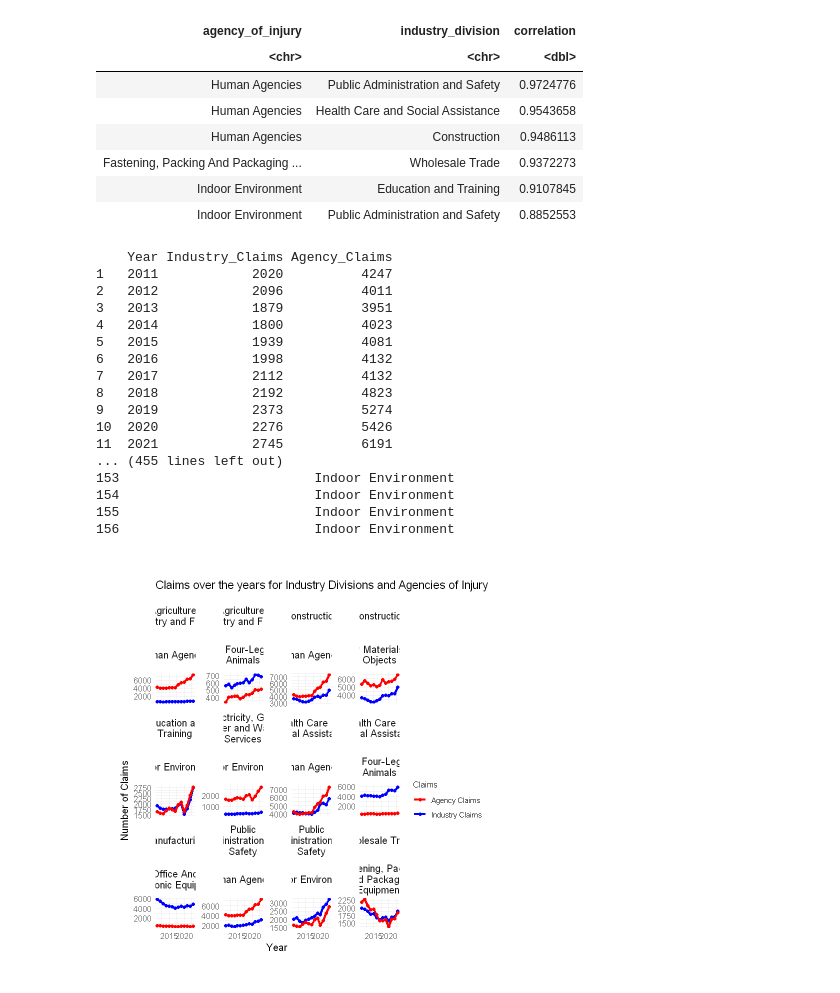
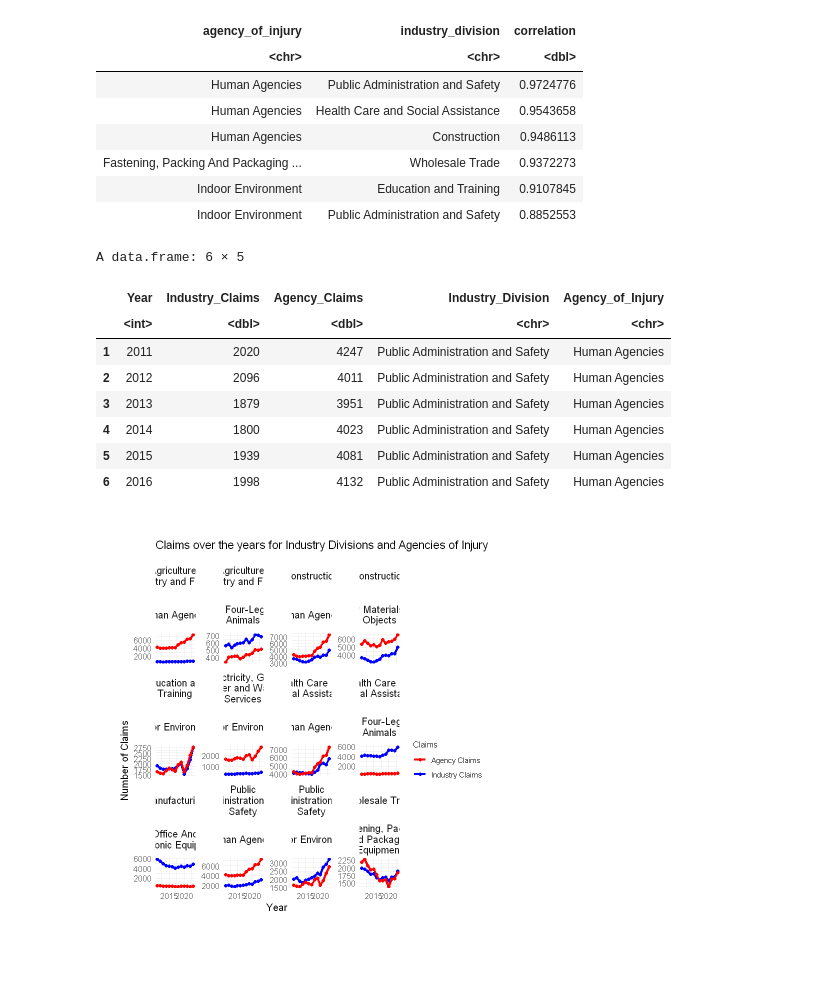
Before and after one commit to FanHwa/FDS_A3, a Jupyter notebook: FanHwa_34648100_Assignment3_Rmd.ipynb, the cells around one changed output. Cells and saved outputs as stored; diff of their text form; code cells hidden in the pictures; blank space fills up the shorter version.

```diff
--- a/FanHwa_34648100_Assignment3_Rmd.ipynb
+++ b/FanHwa_34648100_Assignment3_Rmd.ipynb
@@ -695,54 +710,46 @@ A grouped_df: 6 × 3
 # Initialize an empty list to store the plot data for each iteration
 plot_data_list <- list()
 
-# Loop through top 5 correlations and collect data
+# Loop through top 12 correlations and collect data
 for (i in 1:12) {
     industry_division <- top_correlation$industry_division[i]
     agency_of_injury <- top_correlation$agency_of_injury[i]
     correlation <- top_correlation$correlation[i]
 
     # Extract the industry data for the specific industry division
     industry_data <- industry_division_df[industry_division_df$industry_division == industry_division, -1]
 
     # Extract the agency data for the specific agency_of_injury, removing the first two columns
     agency_data <- agency_of_injury_df[agency_of_injury_df$agency_of_injury == agency_of_injury, -(1:2)]
 
     # Create a data frame for each combination
     years <- 2011:2023
     plot_data <- data.frame(
         Year = years,
         Industry_Claims = as.numeric(unlist(industry_data)),
         Agency_Claims = as.numeric(unlist(agency_data)),
         Industry_Division = industry_division,
         Agency_of_Injury = agency_of_injury
     )
 
     # Store the plot data for this iteration in the list
     plot_data_list[[i]] <- plot_data
 }
 
-# Step 3: Combine all the collected plot data into a single dataframe
+# Combine all the collected plot data into a single dataframe
 final_plot_data <- do.call(rbind, plot_data_list)
 
-print(final_plot_data)
+head(final_plot_data)
 # %% [output]
-    Year Industry_Claims Agency_Claims
-1   2011            2020          4247
-2   2012            2096          4011
-3   2013            1879          3951
-4   2014            1800          4023
-5   2015            1939          4081
-6   2016            1998          4132
-7   2017            2112          4132
-8   2018            2192          4823
-9   2019            2373          5274
-10  2020            2276          5426
-11  2021            2745          6191
-... (455 lines left out)
-153                         Indoor Environment
-154                         Indoor Environment
-155                         Indoor Environment
-156                         Indoor Environment
+A data.frame: 6 × 5
+|  | Year | Industry_Claims | Agency_Claims | Industry_Division | Agency_of_Injury |
+|  | <int> | <dbl> | <dbl> | <chr> | <chr> |
+| 1 | 2011 | 2020 | 4247 | Public Administration and Safety | Human Agencies |
+| 2 | 2012 | 2096 | 4011 | Public Administration and Safety | Human Agencies |
+| 3 | 2013 | 1879 | 3951 | Public Administration and Safety | Human Agencies |
+| 4 | 2014 | 1800 | 4023 | Public Administration and Safety | Human Agencies |
+| 5 | 2015 | 1939 | 4081 | Public Administration and Safety | Human Agencies |
+| 6 | 2016 | 1998 | 4132 | Public Administration and Safety | Human Agencies |
 # %%
 # {r, fig.width=12, fig.height=12}
 custom_labeller <- labeller(
```
Also changed, not shown: parts of 9 cells of this notebook, 1 other file.
